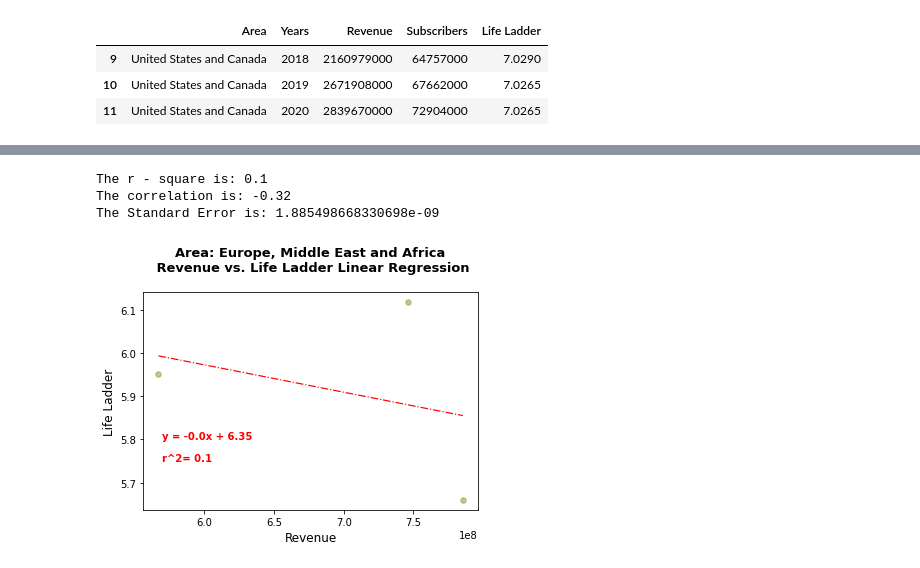
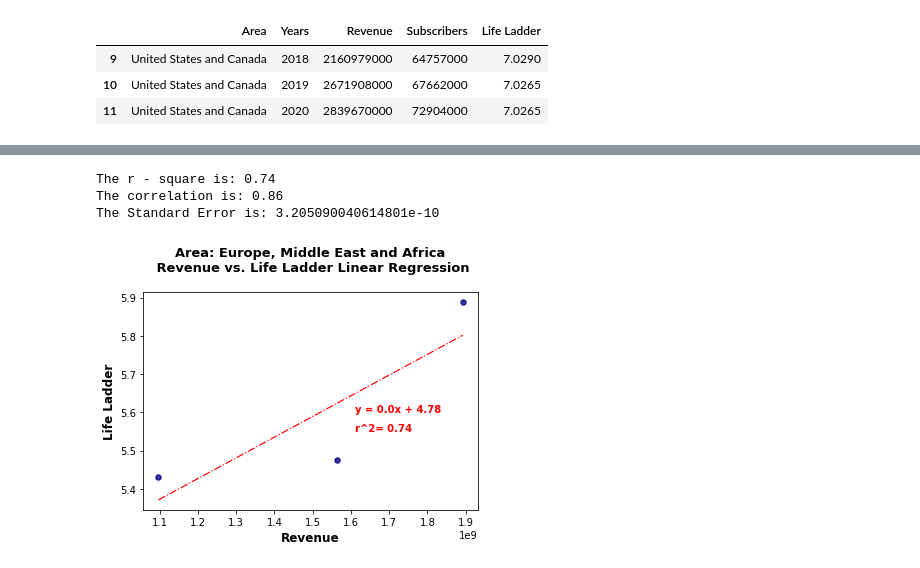
Before and after one commit to adamholcomb/Python-Media-Happiness-Analysis, a Jupyter notebook: HappinessIndex-KF.ipynb, the cells around one changed output, grey strips where cells are left out. Drawn from its saved outputs; the diff is of its cells as text; code cells hidden in the pictures.

```diff
--- a/HappinessIndex-KF.ipynb
+++ b/HappinessIndex-KF.ipynb
@@ -482,7 +482,10 @@ asia_pacific
 | 1 | Asia-Pacific | 2019 | 418121000 | 16233000 | 5.423774 |
 | 2 | Asia-Pacific | 2020 | 569140000 | 22492000 | 5.663632 |
 # %%
-emea = reset_index.loc[(reset_index['Area'] == 'Europe, Middle East and Africa')]
+# emea = reset_index.loc[(reset_index['Area'] == 'Europe, Middle East and Africa')]
+emea  = reset_index[reset_index.Area != 'Asia-Pacific']
+emea  = emea[emea.Area != 'Latin America']
+emea  = emea[emea.Area != 'United States and Canada']
 emea
 # %% [output]
 |  | Area | Years | Revenue | Subscribers | Life Ladder |
@@ -536,7 +686,7 @@ def linear_regression_b(x_axis, y_axis,x,y):
     rv = x_axis * slope + intercept
     le = 'y = ' + str(round(slope,2)) + 'x + ' +str(round(intercept,2))
     fig1,ax1=plt.subplots()
-    plt.scatter(x_axis, y_axis, color = 'olive', s = 30, alpha = 0.450)
+    plt.scatter(x_axis, y_axis, color = 'navy', s = 30, alpha = 0.8)
     plt.plot(x_axis,rv, 'r-.',linewidth =1.2, color = 'red')
     plt.annotate(le,(x,y), fontsize = 10 , color = 'red',fontweight = 'bold')
     plt.annotate(f'r^2= {round(rvalue**2,2)}',(x,y-0.05),fontsize=10,color="red", fontweight='bold')
@@ -572,13 +748,13 @@ The Standard Error is: 1.885498668330698e-09
 # %%
-linear_regression_b(latin_america_area['Revenue'], latin_america_area['Life Ladder'],5.7e8,5.8)
+linear_regression_b(emea['Revenue'], emea['Life Ladder'],1.61e9,5.6)
 # plt.savefig('')
 # plt.savefig('')
 plt.title(f'Area: Europe, Middle East and Africa\n Revenue vs. Life Ladder Linear Regression\n', fontsize = 13, fontweight = 'bold')
-plt.xlabel('Revenue', fontsize = 12)
-plt.ylabel('Life Ladder', fontsize = 12)
+plt.xlabel('Revenue', fontsize = 12,fontweight = 'bold')
+plt.ylabel('Life Ladder', fontsize = 12,fontweight = 'bold')
 plt.show()
 # %% [output]
-The r - square is: 0.1
-The correlation is: -0.32
-The Standard Error is: 1.885498668330698e-09
+The r - square is: 0.74
+The correlation is: 0.86
+The Standard Error is: 3.205090040614801e-10
-[figure, old version]
+[figure, new version]
```
Also changed, not shown: parts of 33 cells of this notebook.
